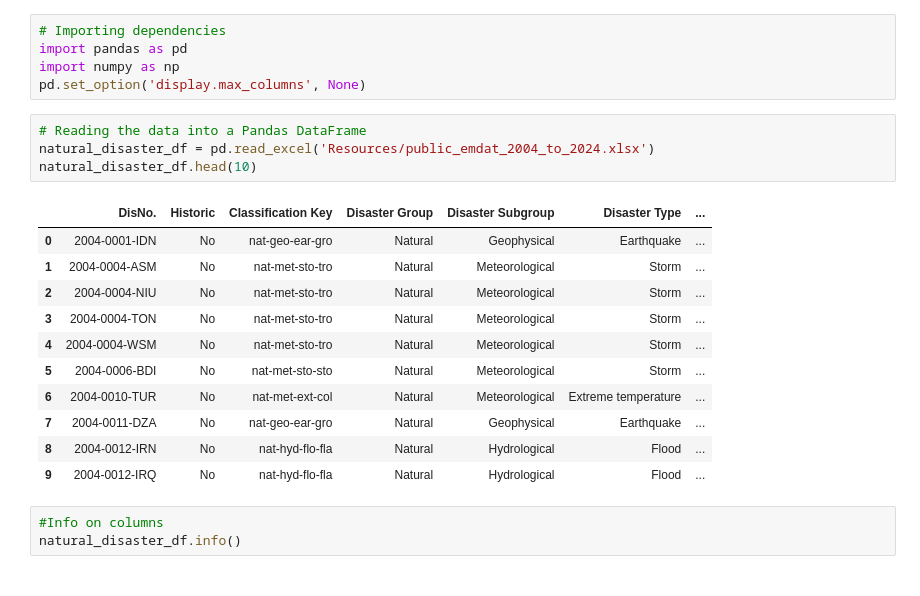
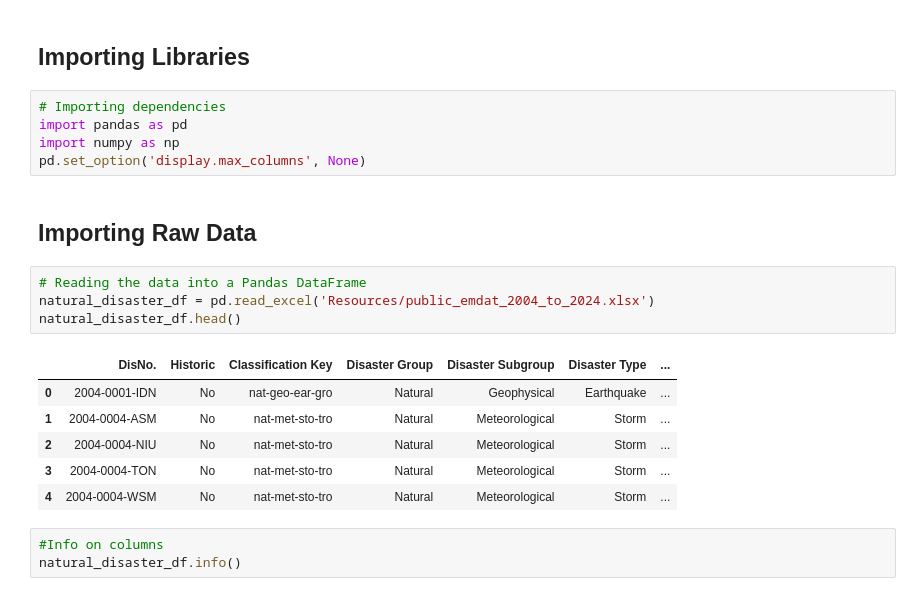
Before and after one commit to Csaldivar23/Project_3, a Jupyter notebook: natural_disaster_ETL.ipynb, the cells around one changed output. Cells and saved outputs as stored; diff of their text form.

```diff
--- a/natural_disaster_ETL.ipynb
+++ b/natural_disaster_ETL.ipynb
@@ -1,24 +1,23 @@
+# %% [markdown]
+## Importing Libraries
 # %%
 # Importing dependencies
 import pandas as pd
 import numpy as np
 pd.set_option('display.max_columns', None)
+# %% [markdown]
+## Importing Raw Data
 # %%
 # Reading the data into a Pandas DataFrame
 natural_disaster_df = pd.read_excel('Resources/public_emdat_2004_to_2024.xlsx')
-natural_disaster_df.head(10)
+natural_disaster_df.head()
 # %% [output]
 |  | DisNo. | Historic | Classification Key | Disaster Group | Disaster Subgroup | Disaster Type | ... |
 | 0 | 2004-0001-IDN | No | nat-geo-ear-gro | Natural | Geophysical | Earthquake | ... |
 | 1 | 2004-0004-ASM | No | nat-met-sto-tro | Natural | Meteorological | Storm | ... |
 | 2 | 2004-0004-NIU | No | nat-met-sto-tro | Natural | Meteorological | Storm | ... |
 | 3 | 2004-0004-TON | No | nat-met-sto-tro | Natural | Meteorological | Storm | ... |
 | 4 | 2004-0004-WSM | No | nat-met-sto-tro | Natural | Meteorological | Storm | ... |
-| 5 | 2004-0006-BDI | No | nat-met-sto-sto | Natural | Meteorological | Storm | ... |
-| 6 | 2004-0010-TUR | No | nat-met-ext-col | Natural | Meteorological | Extreme temperature | ... |
-| 7 | 2004-0011-DZA | No | nat-geo-ear-gro | Natural | Geophysical | Earthquake | ... |
-| 8 | 2004-0012-IRN | No | nat-hyd-flo-fla | Natural | Hydrological | Flood | ... |
-| 9 | 2004-0012-IRQ | No | nat-hyd-flo-fla | Natural | Hydrological | Flood | ... |
 # %%
 #Info on columns
 natural_disaster_df.info()
```
Also changed, not shown: parts of 18 cells of this notebook.
